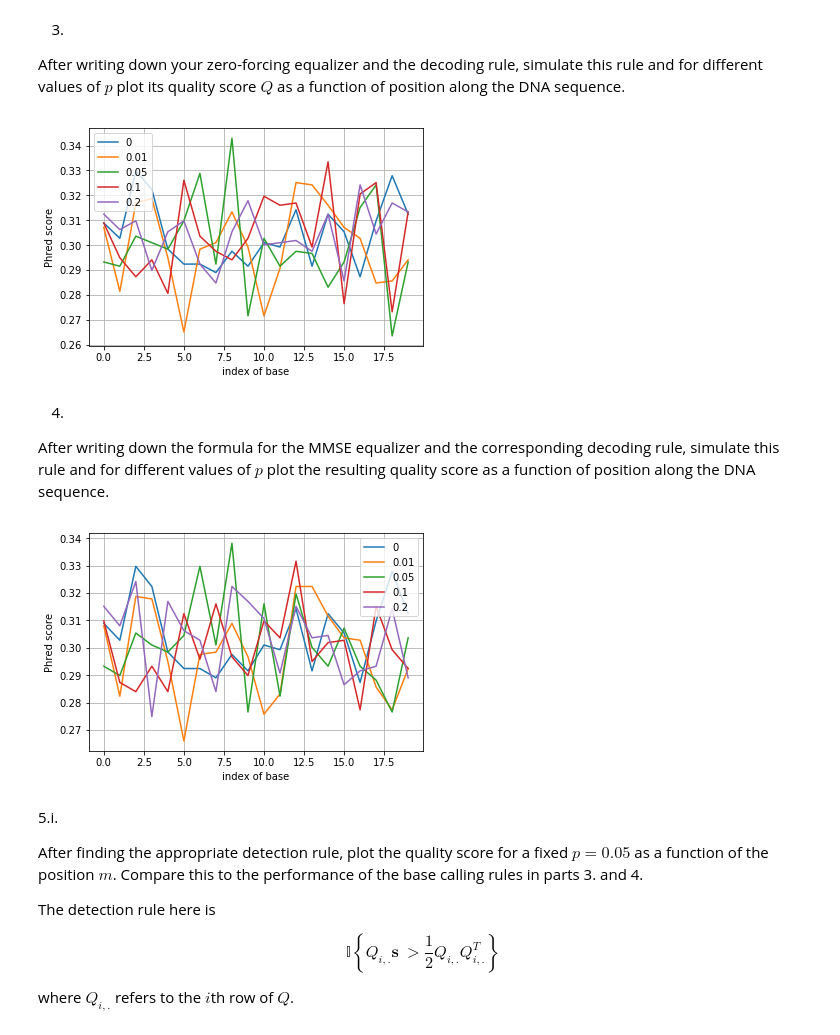
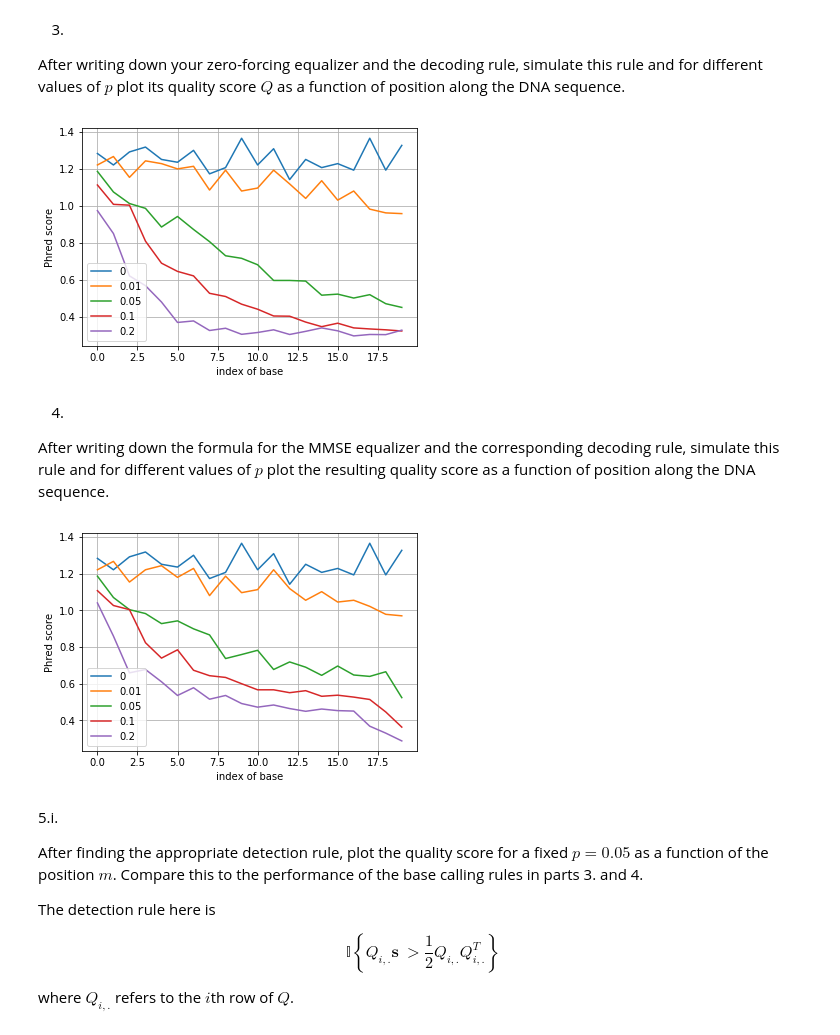
Before and after one commit to laurashen/data-science-sequencing.github.io, a Jupyter notebook: Win2018/assets/assignment1/ee372_assignment1_solutions.ipynb, the cells around one changed output. Drawn from its saved outputs; the diff is of its cells as text; code cells hidden in the pictures.

```diff
--- a/Win2018/assets/assignment1/ee372_assignment1_solutions.ipynb
+++ b/Win2018/assets/assignment1/ee372_assignment1_solutions.ipynb
@@ -122,9 +122,9 @@ num_sim = 1000
 
 for i, p in enumerate(list_p):
     s_hat = np.zeros((num_sim, L))
+    s = np.random.choice([0, 1], (num_sim, L))
     for j in range(num_sim):
-        s = np.random.choice([0, 1], L)
-        y = np.dot(Qs[i], s) + np.random.normal(0, sigma, L)
+        y = np.dot(Qs[i], s[j]) + np.random.normal(0, sigma, L)
         s_hat[j] = (np.dot(np.linalg.pinv(Qs[i]), y) > 0.5).astype(int)
 
     p_error = np.sum(s_hat != s, 0)/float(num_sim)
@@ -137,7 +137,7 @@ plt.ylabel('Phred score')
 plt.grid()
 plt.show()
 # %% [output]
-[figure, old version]
+[figure, new version]
 # %% [markdown]
 4.
 
@@ -146,28 +146,28 @@ and the corresponding decoding rule, simulate this rule and for different values
 # %%
 np.random.seed(0)
 num_sim = 1000
 
 for i, p in enumerate(list_p):
     s_hat = np.zeros((num_sim, L))
+    s = np.random.choice([0, 1], (num_sim, L))
     for j in range(num_sim):
-        s = np.random.choice([0, 1], L)
-        y = np.dot(Qs[i], s) + np.random.normal(0, sigma, L)
+        y = np.dot(Qs[i], s[j]) + np.random.normal(0, sigma, L)
         Q = np.matrix(Qs[i])
         s_hat[j] = (Q.T*(0.25*Q*Q.T+sigma**2*np.eye(L))**-1 \
                        *(y.reshape(-1, 1)-0.5*Q*np.ones((L, 1))) \
                     +0.5*np.ones((L, 1)) > 0.5).astype(int).reshape(-1)
 
     p_error = np.sum(s_hat != s, 0)/float(num_sim)
     plt.plot(-np.log10(p_error), label=p)
 
 
 plt.legend()
 plt.xlabel('index of base')
 plt.ylabel('Phred score')
 plt.grid()
 plt.show()
 # %% [output]
-[figure, old version]
+[figure, new version]
 # %% [markdown]
 5.i.
 
```
Also changed, not shown: parts of 1 cell of this notebook.
